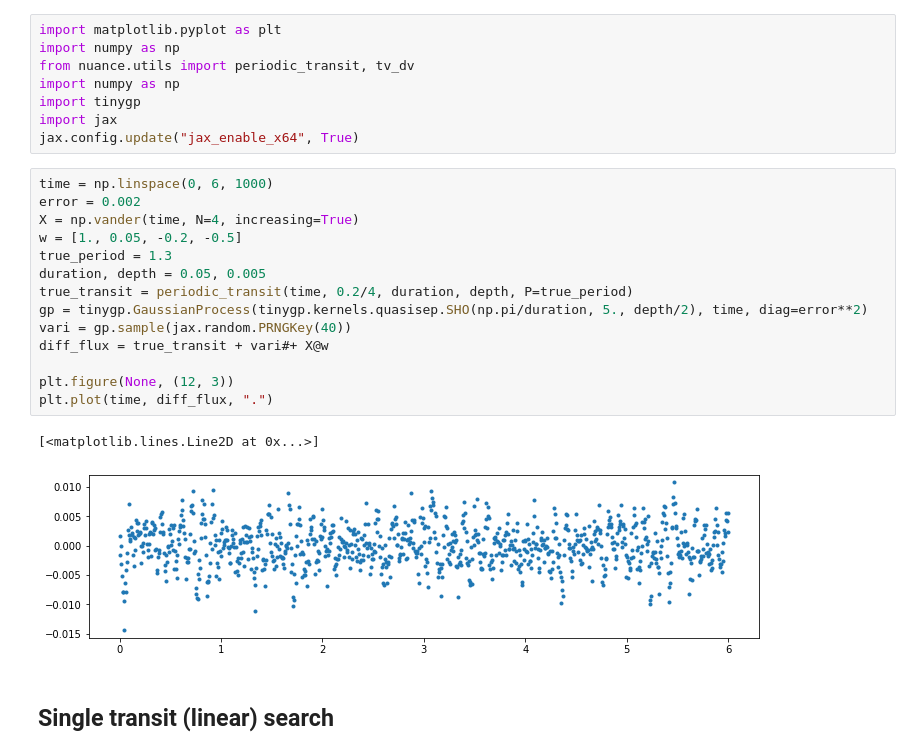
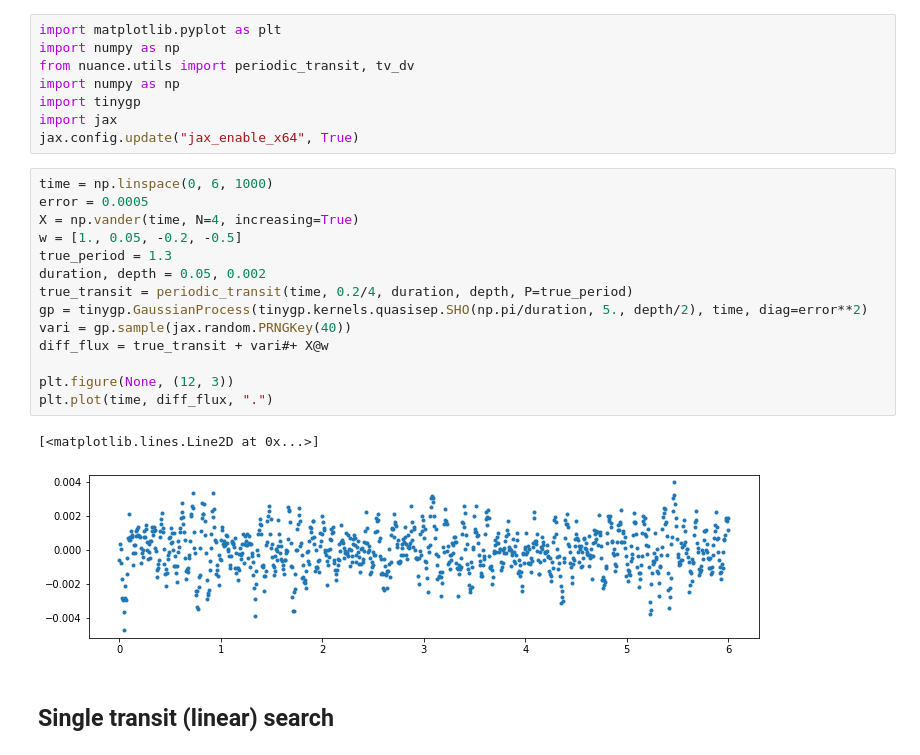
Before and after one commit to lgrcia/nuance, a Jupyter notebook: docs/notebooks/periodic_search.ipynb, the cells around one changed output. Cells and saved outputs as stored; diff of their text form.

```diff
--- a/docs/notebooks/periodic_search.ipynb
+++ b/docs/notebooks/periodic_search.ipynb
@@ -8,21 +8,21 @@ import jax
 jax.config.update("jax_enable_x64", True)
 # %%
 time = np.linspace(0, 6, 1000)
-error = 0.002
+error = 0.0005
 X = np.vander(time, N=4, increasing=True)
 w = [1., 0.05, -0.2, -0.5]
 true_period = 1.3
-duration, depth = 0.05, 0.005
+duration, depth = 0.05, 0.002
 true_transit = periodic_transit(time, 0.2/4, duration, depth, P=true_period)
 gp = tinygp.GaussianProcess(tinygp.kernels.quasisep.SHO(np.pi/duration, 5., depth/2), time, diag=error**2)
 vari = gp.sample(jax.random.PRNGKey(40))
 diff_flux = true_transit + vari#+ X@w
 
 plt.figure(None, (12, 3))
 plt.plot(time, diff_flux, ".")
 # %% [output]
 [<matplotlib.lines.Line2D at 0x...>]
-[figure, old version]
+[figure, new version]
 # %% [markdown]
 ## Single transit (linear) search
 # %%
```
Also changed, not shown: parts of 2 cells of this notebook, 5 other files.
